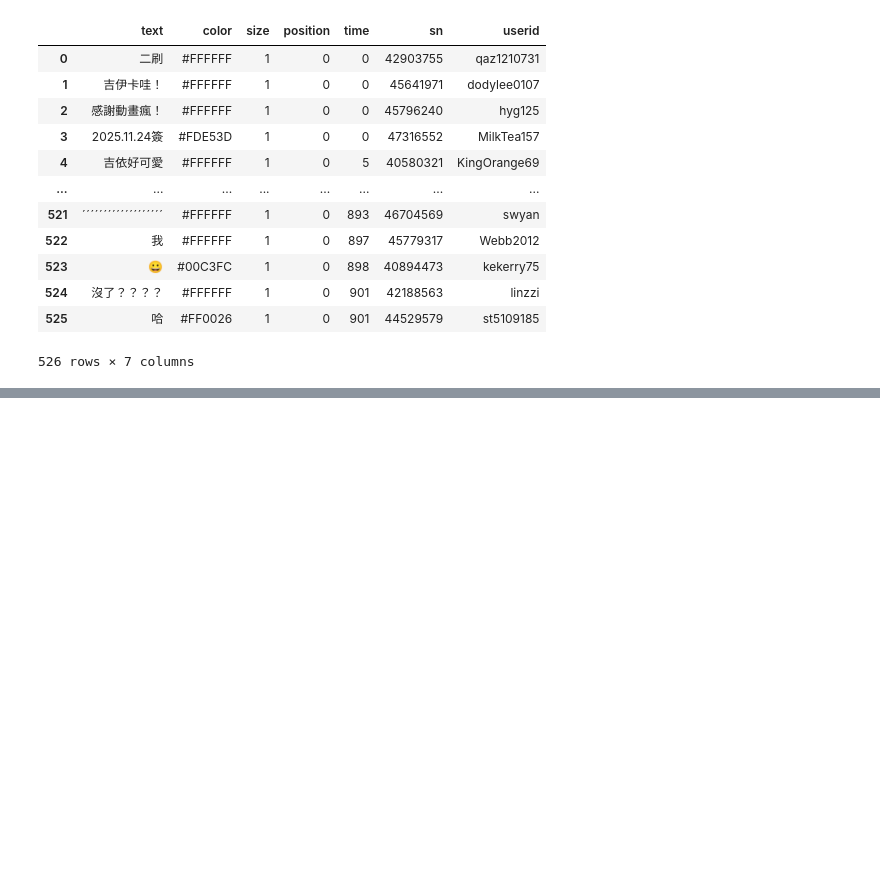
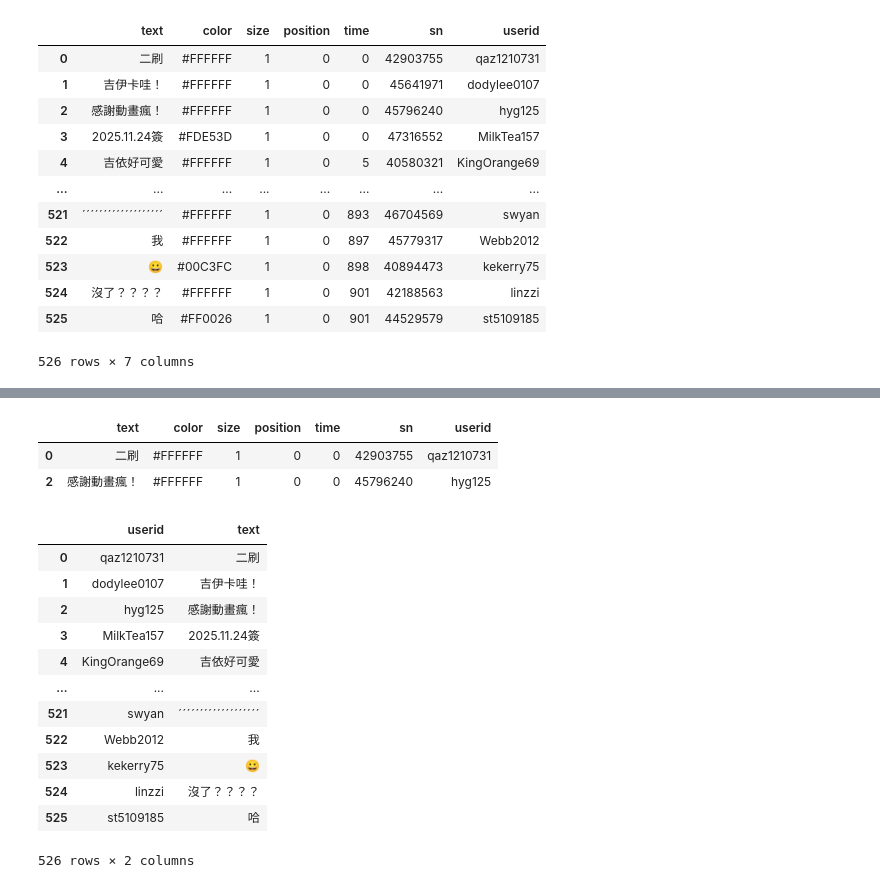
Before and after one commit to Elwing-Chou/tibame_night_20251124, a Jupyter notebook: tibame20251201.ipynb, the cells around one changed output, grey strips where cells are left out. Saved outputs shown, nothing was run; the diff lists cells and outputs as text; code cells hidden in the pictures; blank space fills up the shorter version.

```diff
--- a/tibame20251201.ipynb
+++ b/tibame20251201.ipynb
@@ -118,0 +131,26 @@ df
+# %%
+fil = [True, False, True]
+df.head(3)[fil]
+# %% [output]
+|  | text | color | size | position | time | sn | userid |
+| 0 | 二刷 | #FFFFFF | 1 | 0 | 0 | 42903755 | qaz1210731 |
+| 2 | 感謝動畫瘋！ | #FFFFFF | 1 | 0 | 0 | 45796240 | hyg125 |
+# %%
+# 取行
+df["userid"]
+# 取多行
+df[["userid", "text"]]
+# %% [output]
+|  | userid | text |
+| 0 | qaz1210731 | 二刷 |
+| 1 | dodylee0107 | 吉伊卡哇！ |
+| 2 | hyg125 | 感謝動畫瘋！ |
+| 3 | MilkTea157 | 2025.11.24簽 |
+| 4 | KingOrange69 | 吉依好可愛 |
+| ... | ... | ... |
+| 521 | swyan | ˊˊˊˊˊˊˊˊˊˊˊˊˊˊˊˊˊˊˊ |
+| 522 | Webb2012 | 我 |
+| 523 | kekerry75 | 😀 |
+| 524 | linzzi | 沒了？？？？ |
+| 525 | st5109185 | 哈 |
+526 rows × 2 columns
```
Also changed, not shown: parts of 1 cell of this notebook.
